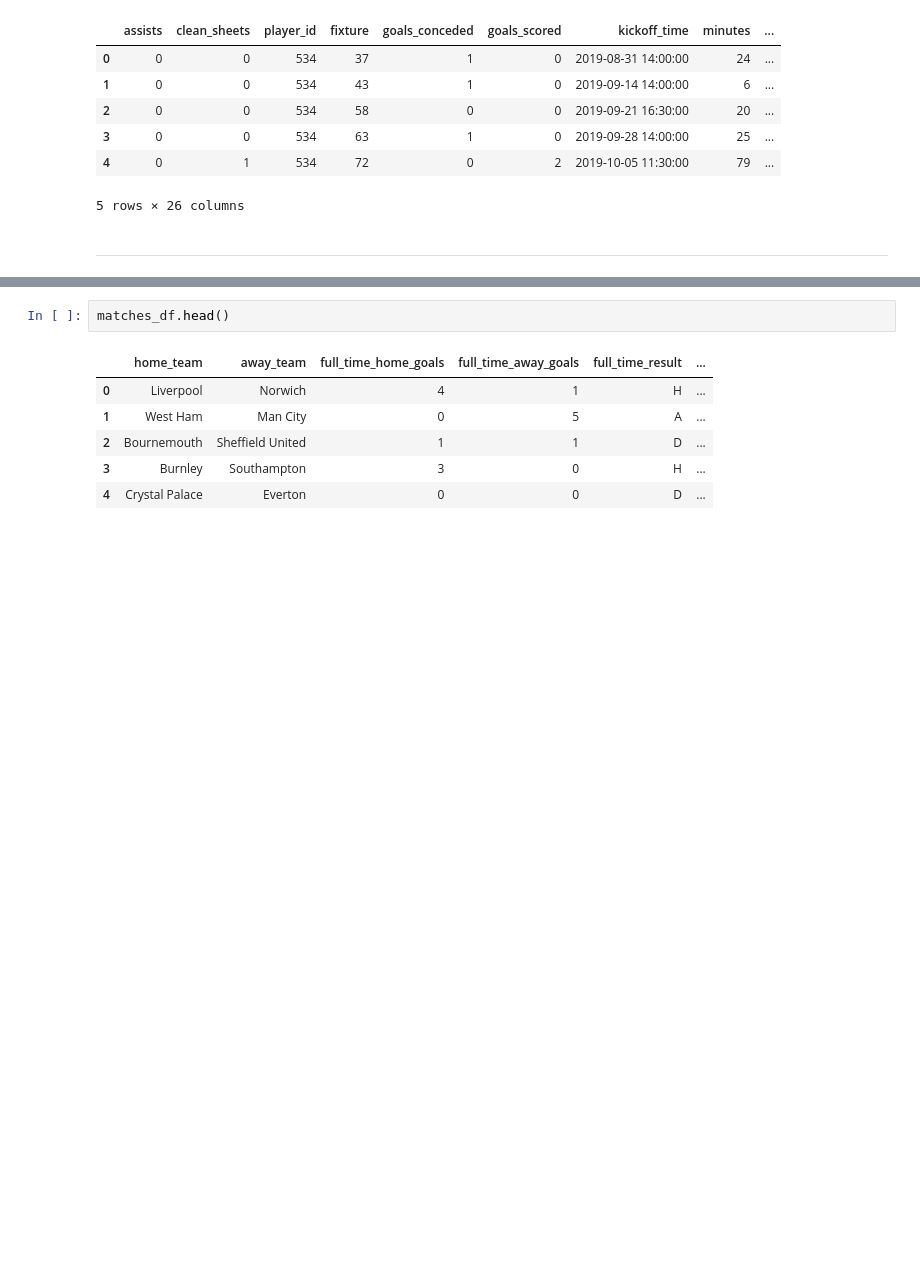
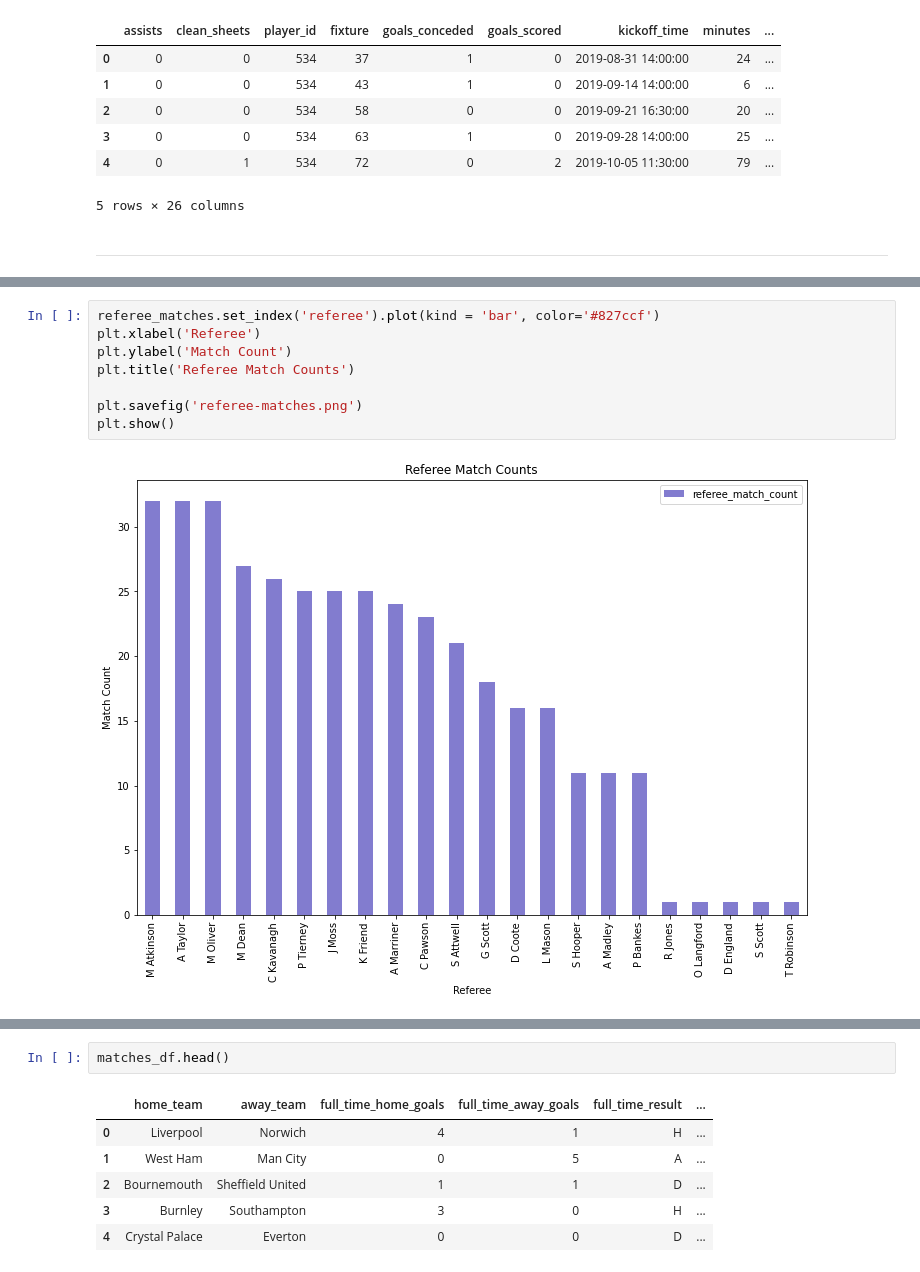
Before and after one commit to CharlesPeterMcCarthy/english-premier-league-2019-2020-statistical-analysis, a Jupyter notebook: epl-2019-2020.ipynb, the cells around one changed output, grey strips where cells are left out. Drawn from its saved outputs; the diff is of its cells as text; blank space fills up the shorter version.

```diff
--- a/epl-2019-2020.ipynb
+++ b/epl-2019-2020.ipynb
@@ -1420,0 +1439,10 @@ goals_df
+# %%
+referee_matches.set_index('referee').plot(kind = 'bar', color='#827ccf')
+plt.xlabel('Referee')
+plt.ylabel('Match Count')
+plt.title('Referee Match Counts')
+
+plt.savefig('referee-matches.png')
+plt.show()
+# %% [output]
+[figure, added]
```
Also changed, not shown: parts of 10 cells of this notebook.
